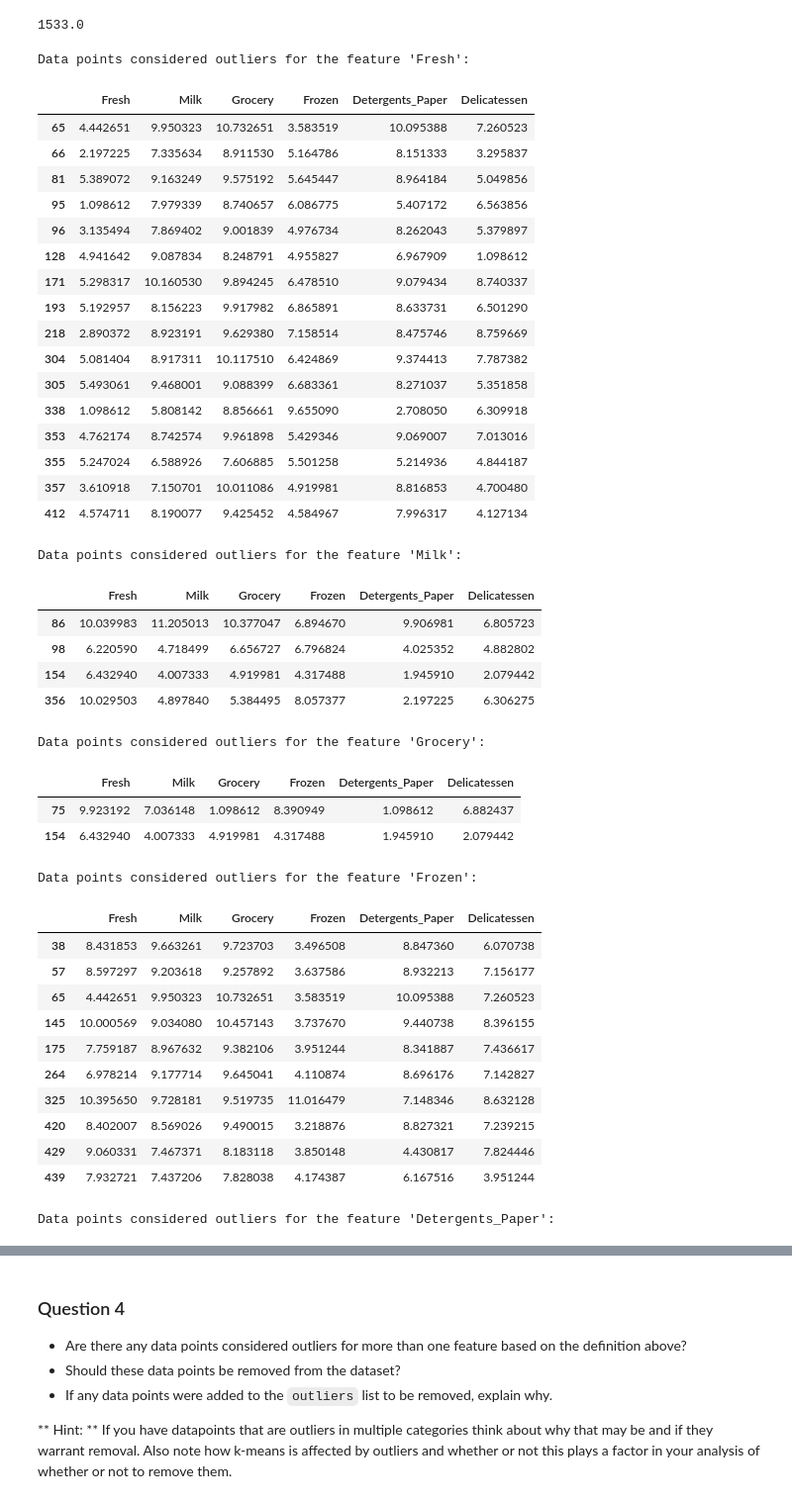
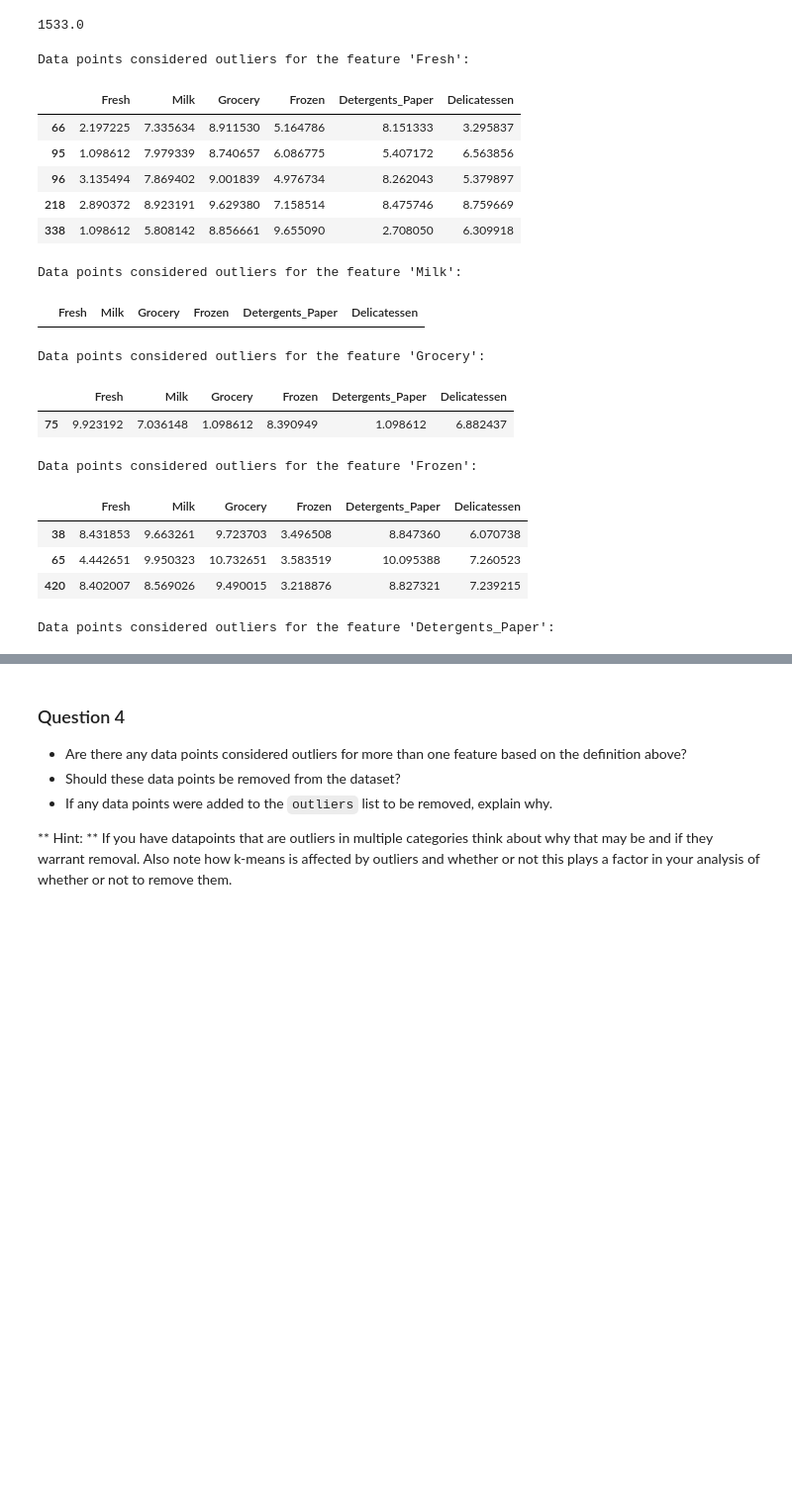
Before and after one commit to AhmedMahmoudRizk/Machine-Learning-Nanodegree, a Jupyter notebook: projects/customer_segments/customer_segments.ipynb, the cells around one changed output, grey strips where cells are left out. Shown: that part at 99% size. Drawn from its saved outputs; the diff is of its cells as text; code cells hidden in the pictures; blank space fills up the shorter version.

```diff
--- a/projects/customer_segments/customer_segments.ipynb
+++ b/projects/customer_segments/customer_segments.ipynb
@@ -296,74 +297,56 @@ np.percentile(data.loc[:, 'Milk'], 25)
 # %% [output]
 1533.0
 # %%
-outliers = []
 # For each feature find the data points with extreme high or low values
+seen = {}
+dupes = []
 for feature in log_data.keys():
 
     # TODO: Calculate Q1 (25th percentile of the data) for the given feature
-    Q1 = np.percentile(log_data[feature], 25)
+    Q1 = np.percentile(log_data,25)
 
     # TODO: Calculate Q3 (75th percentile of the data) for the given feature
-    Q3 = np.percentile(log_data[feature], 75)
+    Q3 = np.percentile(log_data,75)
 
     # TODO: Use the interquartile range to calculate an outlier step (1.5 times the interquartile range)
-    IQR = Q3 - Q1
-    step = IQR * 1.5
+    step = 1.5 * (Q3 - Q1)
 
     # Display the outliers
-    outliers_df = log_data[~((log_data[feature] >= Q1 - step) & (log_data[feature] <= Q3 + step))]
     print("Data points considered outliers for the feature '{}':".format(feature))
-    display(outliers_df)
-    outliers.extend(outliers_df.index.values)
-
-
-# remove duplicates - optional
-outliers = list(set(outliers))
-print(outliers)
+    outlier_list = (log_data[~((log_data[feature] >= Q1 - step) & (log_data[feature] <= Q3 + step))])
+    display(outlier_list)
+    indicies = outlier_list.index
+    for index in indicies:
+        if index not in seen:
+            seen[index] = 1
+        else:
+            if seen[index] == 1:
+                dupes.append(index)
+            seen[index] += 1
+# OPTIONAL: Select the indices for data points you wish to remove
+print("Duplicate outliers are {}".format(dupes))
+outliers  = dupes
 
 # Remove the outliers, if any were specified
 good_data = log_data.drop(log_data.index[outliers]).reset_index(drop = True)
 # %% [output]
 Data points considered outliers for the feature 'Fresh':
 |  | Fresh | Milk | Grocery | Frozen | Detergents_Paper | Delicatessen |
-| 65 | 4.442651 | 9.950323 | 10.732651 | 3.583519 | 10.095388 | 7.260523 |
 | 66 | 2.197225 | 7.335634 | 8.911530 | 5.164786 | 8.151333 | 3.295837 |
-| 81 | 5.389072 | 9.163249 | 9.575192 | 5.645447 | 8.964184 | 5.049856 |
 | 95 | 1.098612 | 7.979339 | 8.740657 | 6.086775 | 5.407172 | 6.563856 |
 | 96 | 3.135494 | 7.869402 | 9.001839 | 4.976734 | 8.262043 | 5.379897 |
-| 128 | 4.941642 | 9.087834 | 8.248791 | 4.955827 | 6.967909 | 1.098612 |
-| 171 | 5.298317 | 10.160530 | 9.894245 | 6.478510 | 9.079434 | 8.740337 |
-| 193 | 5.192957 | 8.156223 | 9.917982 | 6.865891 | 8.633731 | 6.501290 |
 | 218 | 2.890372 | 8.923191 | 9.629380 | 7.158514 | 8.475746 | 8.759669 |
-| 304 | 5.081404 | 8.917311 | 10.117510 | 6.424869 | 9.374413 | 7.787382 |
-| 305 | 5.493061 | 9.468001 | 9.088399 | 6.683361 | 8.271037 | 5.351858 |
 | 338 | 1.098612 | 5.808142 | 8.856661 | 9.655090 | 2.708050 | 6.309918 |
-| 353 | 4.762174 | 8.742574 | 9.961898 | 5.429346 | 9.069007 | 7.013016 |
-| 355 | 5.247024 | 6.588926 | 7.606885 | 5.501258 | 5.214936 | 4.844187 |
-| 357 | 3.610918 | 7.150701 | 10.011086 | 4.919981 | 8.816853 | 4.700480 |
-| 412 | 4.574711 | 8.190077 | 9.425452 | 4.584967 | 7.996317 | 4.127134 |
 Data points considered outliers for the feature 'Milk':
 |  | Fresh | Milk | Grocery | Frozen | Detergents_Paper | Delicatessen |
-| 86 | 10.039983 | 11.205013 | 10.377047 | 6.894670 | 9.906981 | 6.805723 |
-| 98 | 6.220590 | 4.718499 | 6.656727 | 6.796824 | 4.025352 | 4.882802 |
-| 154 | 6.432940 | 4.007333 | 4.919981 | 4.317488 | 1.945910 | 2.079442 |
-| 356 | 10.029503 | 4.897840 | 5.384495 | 8.057377 | 2.197225 | 6.306275 |
 Data points considered outliers for the feature 'Grocery':
 |  | Fresh | Milk | Grocery | Frozen | Detergents_Paper | Delicatessen |
 | 75 | 9.923192 | 7.036148 | 1.098612 | 8.390949 | 1.098612 | 6.882437 |
-| 154 | 6.432940 | 4.007333 | 4.919981 | 4.317488 | 1.945910 | 2.079442 |
 Data points considered outliers for the feature 'Frozen':
 |  | Fresh | Milk | Grocery | Frozen | Detergents_Paper | Delicatessen |
 | 38 | 8.431853 | 9.663261 | 9.723703 | 3.496508 | 8.847360 | 6.070738 |
-| 57 | 8.597297 | 9.203618 | 9.257892 | 3.637586 | 8.932213 | 7.156177 |
 | 65 | 4.442651 | 9.950323 | 10.732651 | 3.583519 | 10.095388 | 7.260523 |
-| 145 | 10.000569 | 9.034080 | 10.457143 | 3.737670 | 9.440738 | 8.396155 |
-| 175 | 7.759187 | 8.967632 | 9.382106 | 3.951244 | 8.341887 | 7.436617 |
-| 264 | 6.978214 | 9.177714 | 9.645041 | 4.110874 | 8.696176 | 7.142827 |
-| 325 | 10.395650 | 9.728181 | 9.519735 | 11.016479 | 7.148346 | 8.632128 |
 | 420 | 8.402007 | 8.569026 | 9.490015 | 3.218876 | 8.827321 | 7.239215 |
-| 429 | 9.060331 | 7.467371 | 8.183118 | 3.850148 | 4.430817 | 7.824446 |
-| 439 | 7.932721 | 7.437206 | 7.828038 | 4.174387 | 6.167516 | 3.951244 |
 Data points considered outliers for the feature 'Detergents_Paper':
 |  | Fresh | Milk | Grocery | Frozen | Detergents_Paper | Delicatessen |
 | 75 | 9.923192 | 7.036148 | 1.098612 | 8.390949 | 1.098612 | 6.882437 |
```
Also changed, not shown: parts of 15 cells of this notebook, 13 other files.
